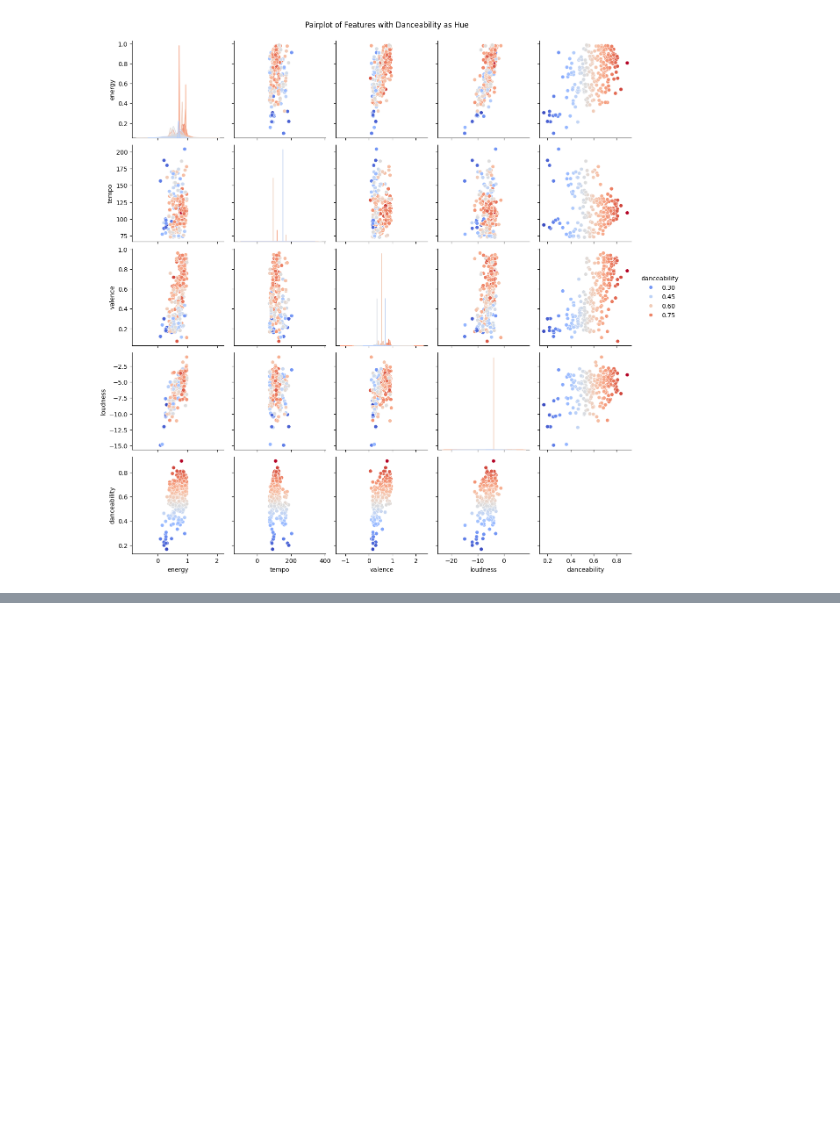
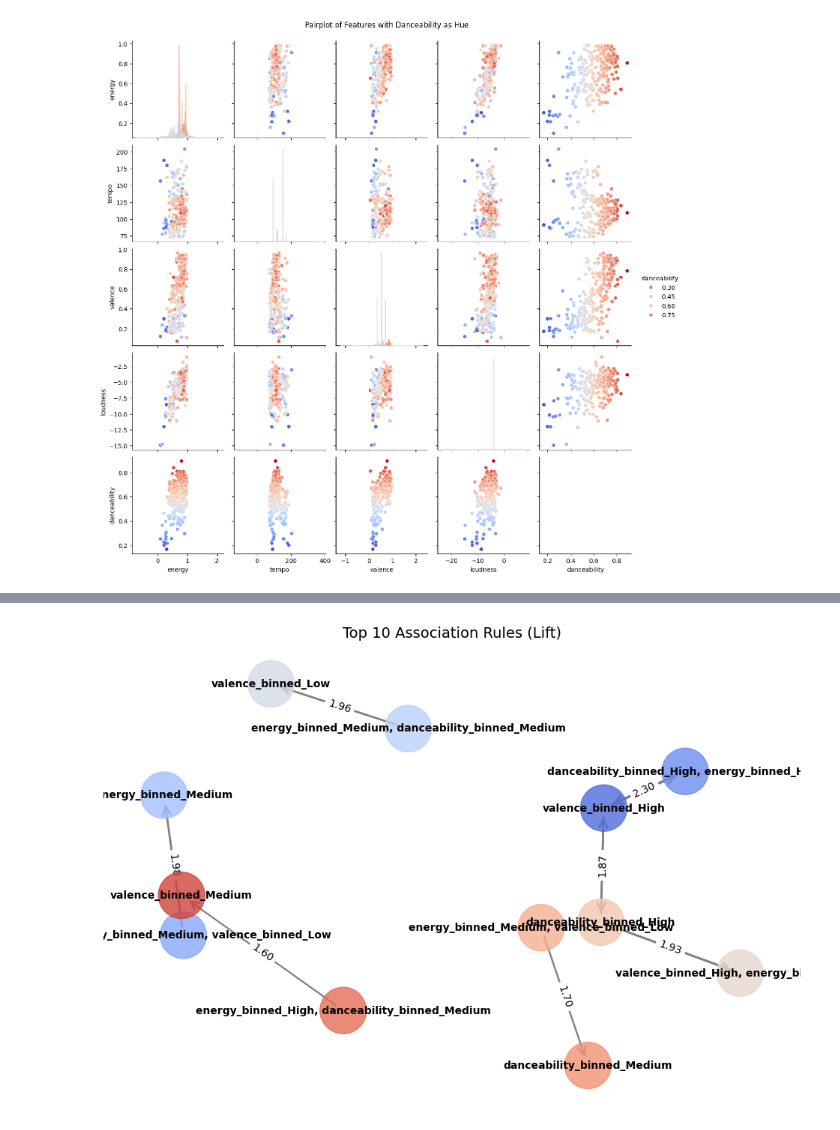
Before and after one commit to richirey75/Data-Mining-CS4990, a Jupyter notebook: DataMiningProject.ipynb, the cells around one changed output, grey strips where cells are left out. Saved outputs shown, nothing was run; the diff lists cells and outputs as text; code cells hidden in the pictures; blank space fills up the shorter version.

```diff
--- a/DataMiningProject.ipynb
+++ b/DataMiningProject.ipynb
@@ -300,8 +300,7 @@ from mlxtend.frequent_patterns import apriori, association_rules
 
 # Load your Spotify dataset
 # Assuming 'energy', 'valence', and 'danceability' are in the dataset
-data = pd.read_csv('spotify_data.csv')  # Replace with your actual file
-
+data = combined_df
 # 1. Discretize Energy, Valence, and Danceability into 'Low', 'Medium', 'High'
 # You can use pd.cut to bin the values into 3 categories (low, medium, high)
 
@@ -338,0 +356,42 @@ print(rules[['antecedents', 'consequents', 'support', 'confidence', 'lift']])
+# %%
+import networkx as nx
+import matplotlib.pyplot as plt
+import seaborn as sns
+
+# Filter rules for the top 10 based on lift to make the graph less cluttered
+top_rules = rules.sort_values(by='lift', ascending=False).head(10)
+
+# Create a directed graph
+G = nx.DiGraph()
+
+# Add edges with antecedents as start node and consequents as end node
+for i, rule in top_rules.iterrows():
+    G.add_edge(', '.join(list(rule['antecedents'])),
+               ', '.join(list(rule['consequents'])),
+               weight=rule['lift'])
+
+# Set up the layout for nodes (spring layout for nicer arrangement)
+pos = nx.spring_layout(G, k=1, seed=42)
+
+# Draw the nodes
+plt.figure(figsize=(12, 8))
+node_color = sns.color_palette("coolwarm", len(G))  # Color palette for nodes
+nx.draw_networkx_nodes(G, pos, node_color=node_color, node_size=2000, alpha=0.8)
+
+# Draw the edges (with width representing 'lift')
+edges = nx.draw_networkx_edges(G, pos, arrowstyle='->', arrowsize=20,
+                               edge_color='grey', width=[G[u][v]['weight'] for u,v in G.edges])
+
+# Draw labels for nodes
+nx.draw_networkx_labels(G, pos, font_size=10, font_weight='bold', font_color='black')
+
+# Add edge labels (showing the lift of each rule)
+edge_labels = {(u, v): f"{G[u][v]['weight']:.2f}" for u, v in G.edges()}
+nx.draw_networkx_edge_labels(G, pos, edge_labels=edge_labels)
+
+# Title and visual adjustments
+plt.title('Top 10 Association Rules (Lift)', fontsize=14)
+plt.axis('off')  # Turn off the axis
+plt.show()
+# %% [output]
+[figure, added]
```
Also changed, not shown: parts of 2 cells of this notebook.
